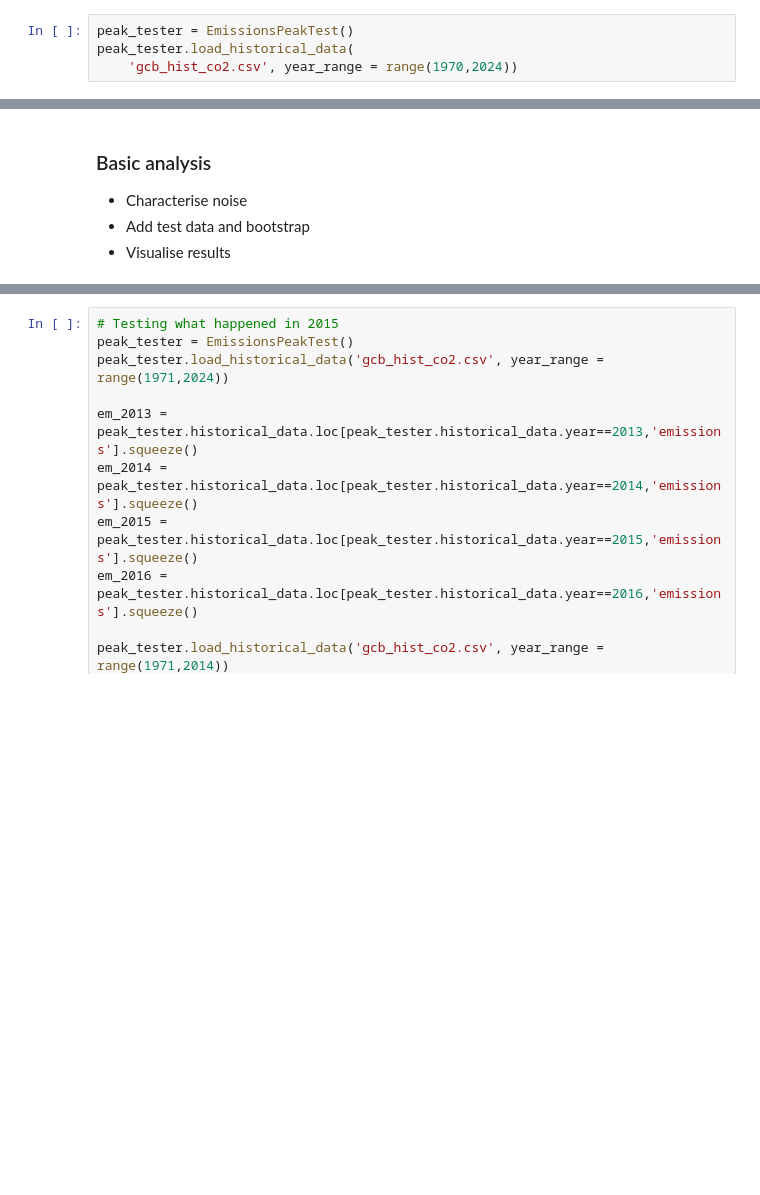
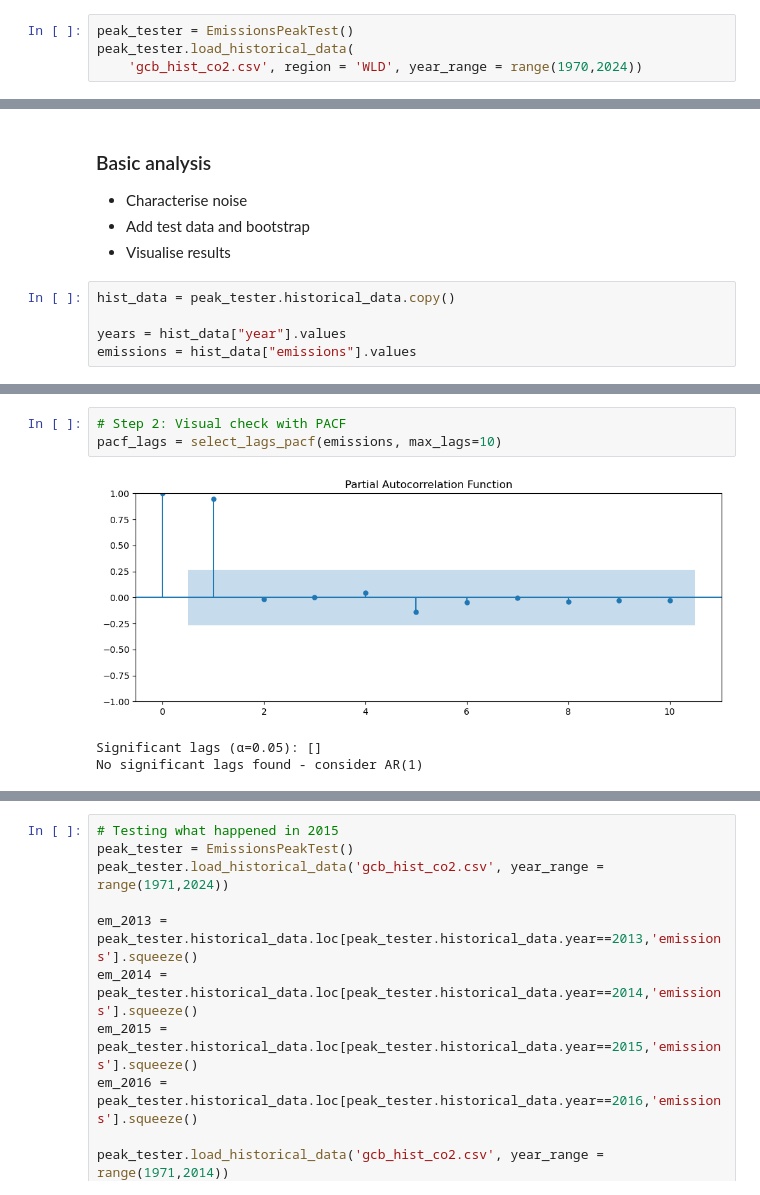
Before and after one commit to nezzag/peaking_test, a Jupyter notebook: notebooks/test_peaker_claire_playing.ipynb, the cells around one changed output, grey strips where cells are left out. Saved outputs shown, nothing was run; the diff lists cells and outputs as text; blank space fills up the shorter version.

```diff
--- a/notebooks/test_peaker_claire_playing.ipynb
+++ b/notebooks/test_peaker_claire_playing.ipynb
@@ -28,7 +166,7 @@ import seaborn as sns
 # %%
 peak_tester = EmissionsPeakTest()
 peak_tester.load_historical_data(
-    'gcb_hist_co2.csv', year_range = range(1970,2024))
+    'gcb_hist_co2.csv', region = 'WLD', year_range = range(1970,2024))
 # %% [output]
 Loaded historical data: 1970-2023
 Data points: 54
@@ -38,3 +176,8 @@ Data points: 54
 - Characterise noise
 - Add test data and bootstrap
 - Visualise results
+# %%
+hist_data = peak_tester.historical_data.copy()
+
+years = hist_data["year"].values
+emissions = hist_data["emissions"].values
@@ -40,0 +283,7 @@ Data points: 54
+# %%
+# Step 2: Visual check with PACF
+pacf_lags = select_lags_pacf(emissions, max_lags=10)
+# %% [output]
+[figure, added]
+Significant lags (α=0.05): []
+No significant lags found - consider AR(1)
```
Also changed, not shown: parts of 15 cells of this notebook, 6 other files.
